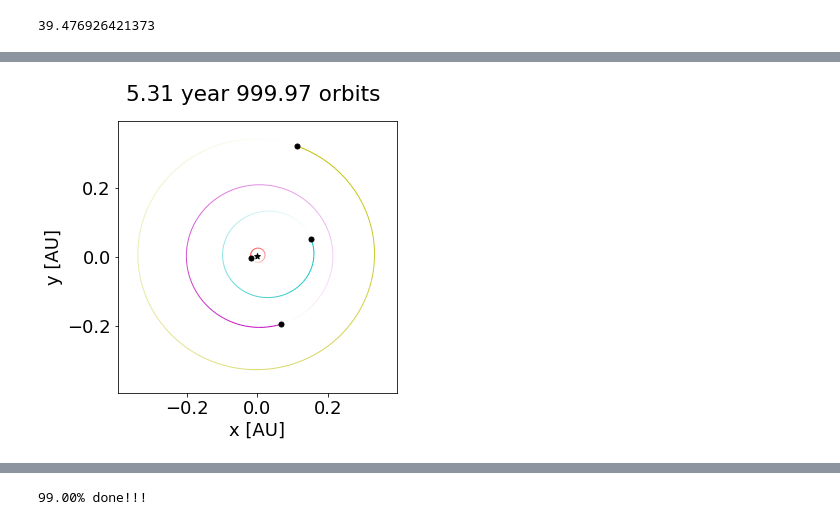
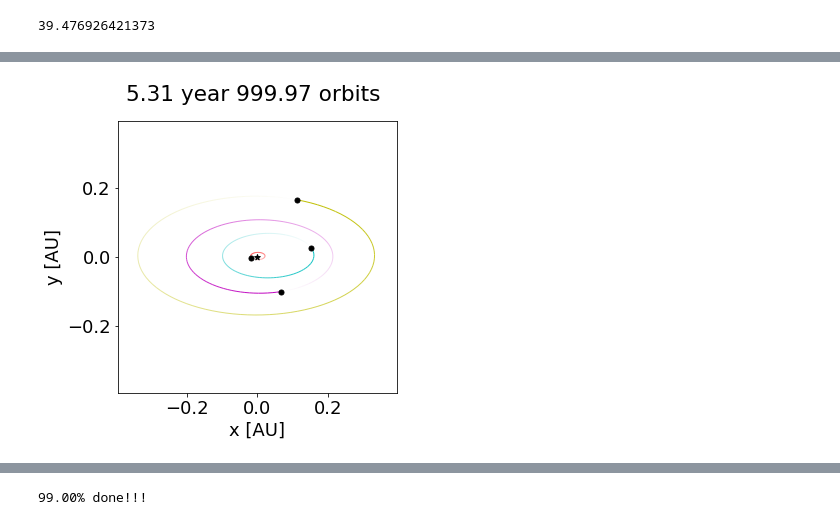
Before and after one commit to curriem/exoplanets_class, a Jupyter notebook: hw3/exoplanets_hw3.ipynb, the cells around one changed output, grey strips where cells are left out. Drawn from its saved outputs; the diff is of its cells as text; code cells hidden in the pictures.

```diff
--- a/hw3/exoplanets_hw3.ipynb
+++ b/hw3/exoplanets_hw3.ipynb
@@ -26,7 +28,7 @@ Look up the parameters of the planet system GJ 876.  Assume the planets’ orbit
 <img src="GJ876_stellar_params.png">
 # %%
 class Planet():
-    def __init__(self, P, m, a, K, e, omega, mean_anomoly):
+    def __init__(self, P, m, a, K, e, omega, mean_anomoly, i):
         self.P = P
         self.m = m
         self.a = a
@@ -34,7 +36,8 @@ class Planet():
         self.e = e
         self.omega = omega
         self.mean_anomoly = mean_anomoly
+        self.i = i
 
     def copy(self):
-        return Planet(self.P, self.m, self.a, self.K, self.e, self.omega, self.mean_anomoly)
+        return Planet(self.P, self.m, self.a, self.K, self.e, self.omega, self.mean_anomoly, self.i)
 # %%
@@ -73,7 +76,7 @@ def build_sim_from_planets(planets, default_units=True):
 
     # Add all planets
     for planet in planets:
-        sim.add(m=planet.m, a=planet.a, e=planet.e, M=planet.mean_anomoly, omega=planet.omega)
+        sim.add(m=planet.m, a=planet.a, e=planet.e, M=planet.mean_anomoly, omega=planet.omega, inc=planet.i)
 
     # convert to center of mass coordinates
     sim.move_to_com()
@@ -81,7 +84,7 @@ def build_sim_from_planets(planets, default_units=True):
     return sim
 # %%
 def run_simulation(planets, integration_time, plot=False, num_steps=10, archive_interval=None,
-                   default_units=True, dt=1e-3, **kwargs):
+                   default_units=True, dt=1e-3, archive_file_name="archive.bin", **kwargs):
 
     sim = build_sim_from_planets(planets, default_units=default_units)
 
@@ -89,7 +92,7 @@ def run_simulation(planets, integration_time, plot=False, num_steps=10, archive_
     sim.integrator = "whfast"
 
     if archive_interval is not None:
-        sim.automateSimulationArchive("archive.bin", interval=archive_interval, deletefile=True)
+        sim.automateSimulationArchive(archive_file_name, interval=archive_interval, deletefile=True)
 
     sim.move_to_com()
 
@@ -198,38 +208,42 @@ for i, inclination in enumerate(inclinations):
 planets = [
     Planet(1.937780 * DAYS_TO_YEARS,
            6.83 * M_EARTH_TO_M_SUN,
            0.02080665,
            6.56,
            0.207,
            234 * DEG_TO_RAD,
-           355 * DEG_TO_RAD),
+           355 * DEG_TO_RAD,
+           REF_INCLINATION),
     Planet(30.0881 * DAYS_TO_YEARS,
            0.7142 * M_JUPITER_TO_M_SUN,
            0.129590,
            88.34,
            0.25591,
            48.76 * DEG_TO_RAD,
-           294.59 * DEG_TO_RAD),
+           294.59 * DEG_TO_RAD,
+           REF_INCLINATION),
     Planet(61.1166 * DAYS_TO_YEARS,
            2.2756 * M_JUPITER_TO_M_SUN,
            0.208317,
            214,
            0.0324,
            50.3 * DEG_TO_RAD,
-           325.7 * DEG_TO_RAD),
+           325.7 * DEG_TO_RAD,
+           REF_INCLINATION),
     Planet(124.26 * DAYS_TO_YEARS,
            14.6 * M_EARTH_TO_M_SUN,
            0.3343,
            3.42,
            0.055,
            239 * DEG_TO_RAD,
-           335 * DEG_TO_RAD)
+           335 * DEG_TO_RAD,
+           REF_INCLINATION)
 ]
 
 sim = run_simulation(planets, planets[0].P * 1000, archive_interval=None,
                      plot=True, num_steps=10, default_units=True, dt=1e-5)
 # %% [output]
-[figure, old version]
+[figure, new version]
 # %%
 sim = run_simulation_at_inclination(planets, 10 * DEG_TO_RAD, planets[0].P * 10000, archive_interval=1/365,
                                     plot=True, num_steps=10, default_units=True, dt=1e-5)
```
Also changed, not shown: parts of 25 cells of this notebook.
